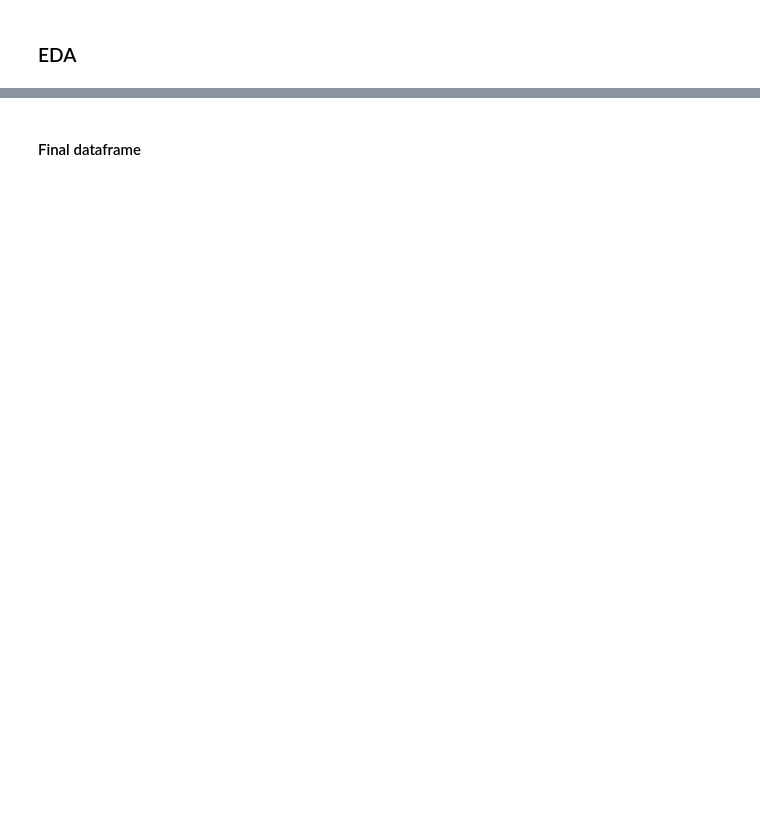
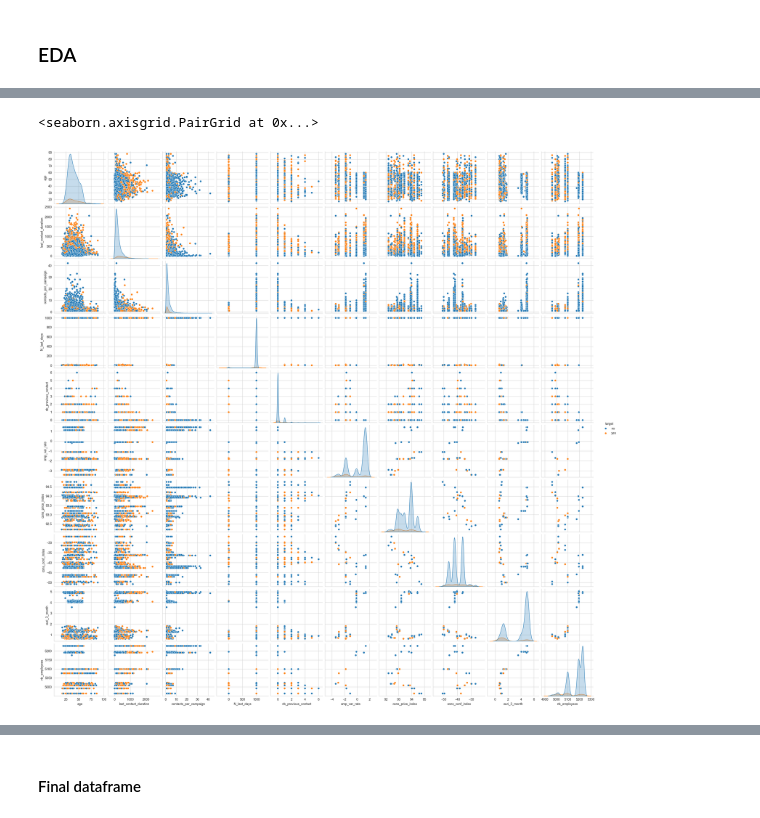
Before and after one commit to timofeytkachenko/2021.ai_test_task, a Jupyter notebook: test_task.ipynb, the cells around one changed output, grey strips where cells are left out. Saved outputs shown, nothing was run; the diff lists cells and outputs as text; code cells hidden in the pictures; blank space fills up the shorter version.

```diff
--- a/test_task.ipynb
+++ b/test_task.ipynb
@@ -296,9 +429,14 @@ for col in df.select_dtypes(include=["int64", "float64"]).columns:
 # %%
 sns.pairplot(
-    df[df.select_dtypes(include=["int64", "float64"]).columns.tolist() + ["target"]].sample(n=5000, random_state=42),
+    df[
+        df.select_dtypes(include=["int64", "float64"]).columns.tolist() + ["target"]
+    ].sample(n=5000, random_state=42),
     hue="target",
     diag_kind="kde",
 )
+# %% [output]
+<seaborn.axisgrid.PairGrid at 0x...>
+[figure, added]
 # %%
 # N_last_days = 999 means that the customer has no previous contacts
 df[df["N_last_days"] == 999].stb.counts()
```
Also changed, not shown: parts of 31 cells of this notebook.
